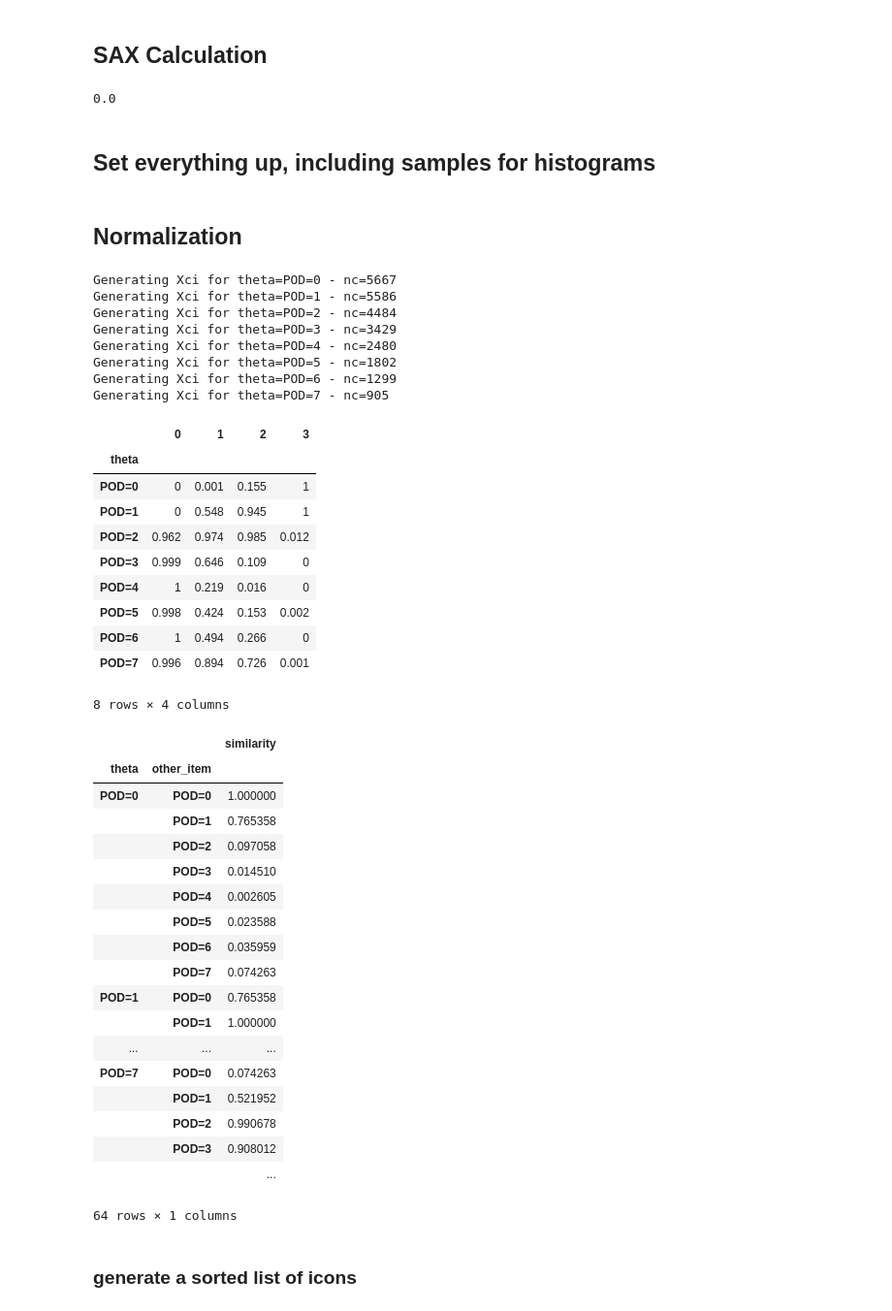
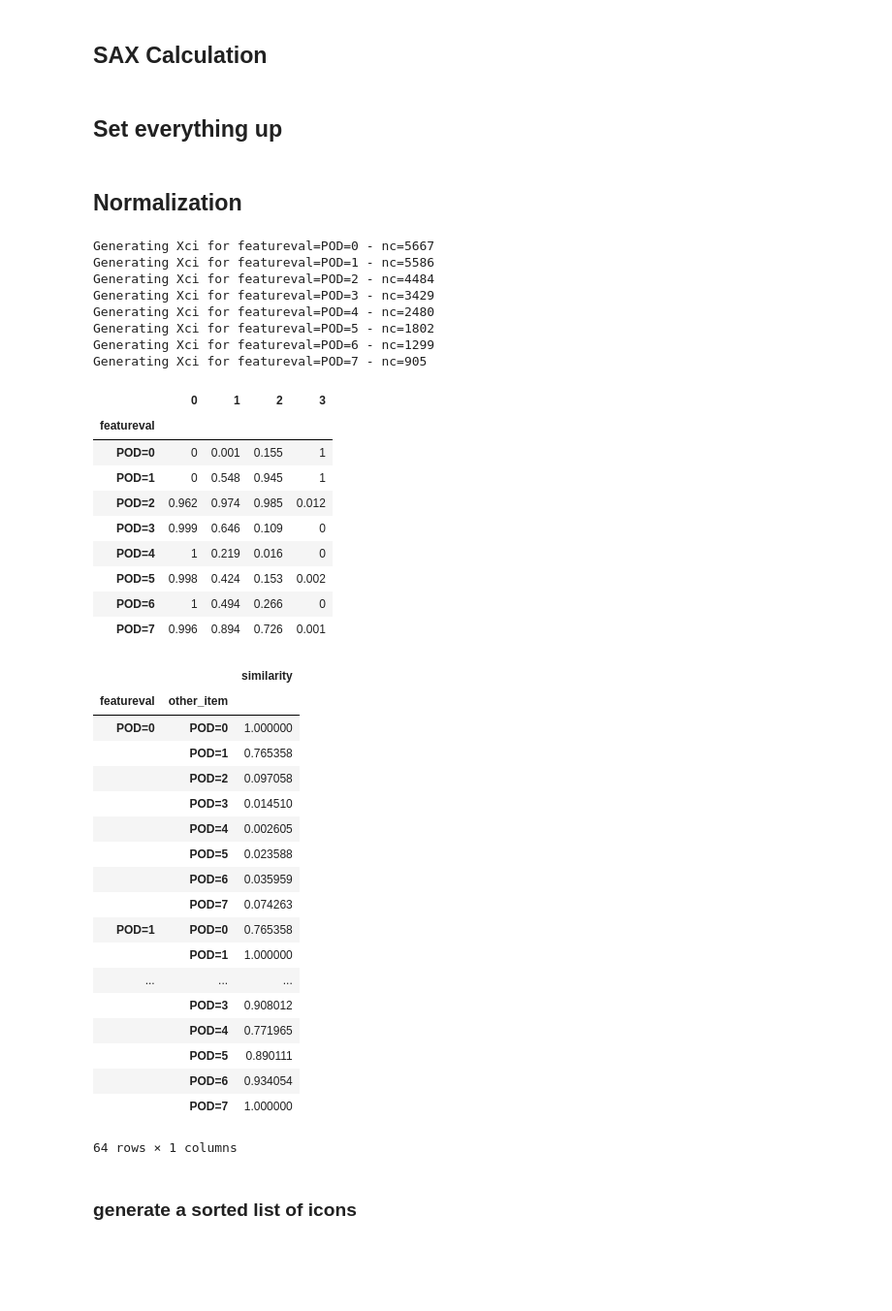
Before and after one commit to pvnick/tempos, a Jupyter notebook: postoperative_day_analysis.ipynb, the cells around one changed output. Shown at 97% size. Saved outputs shown, nothing was run; the diff lists cells and outputs as text; code cells hidden in the pictures; blank space fills up the shorter version.

```diff
--- a/postoperative_day_analysis.ipynb
+++ b/postoperative_day_analysis.ipynb
@@ -1,8 +1,8 @@
 # %% [markdown]
 ## Settings (adjust these)
 # %%
-data_file_path = '/opt/data/parisa2_pain_encrypted.txt'
-figure_save_dir = '/home/pvnick/Downloads/Paper/msword/sax_paper/figures/'
+data_file_path = '/home/pvnick/parisa2_pain_encrypted.txt'
+figure_save_dir = '/home/pvnick/sax_paper/figures/'
 # %% [markdown]
 ## Headers
 # %%
@@ -310,10 +161,6 @@ def get_breakpoints(all_paa_series, alphabet_size):
             for i in i_vals
         ] + [np.inf]
     return breakpoints
-# %%
-all_paa_series.quantile(0)
-# %% [output]
-0.0
 # %%
 def sax_unwindowed(time_series, paa_length, breakpoints):
     paa_series = piecewise_aggregate_approximation(pd.Series(time_series.values), paa_length)
@@ -322,7 +169,7 @@ def sax_unwindowed(time_series, paa_length, breakpoints):
     word = "".join(symbolic_representation)
     return word
 # %% [markdown]
-## Set everything up, including samples for histograms
+## Set everything up
 # %%
 np.random.seed(10) #ensure we get consistent replicatable results
 beta = 2
@@ -366,13 +213,13 @@ individual_motif_counts_by_cluster = clustered_motif_matrices_grouped.sum()
 total_motif_quantities_by_cluster = individual_motif_counts_by_cluster.sum(axis=1)
 motif_proportions_clusters = individual_motif_counts_by_cluster.apply(lambda val: val / total_motif_quantities_by_cluster)
 cluster_criteria = motif_proportions_clusters.index
-icons = pd.DataFrame(columns = clustered_motif_matrices.columns, index = pd.Index(data=[], name="theta"))
+icons = pd.DataFrame(columns = clustered_motif_matrices.columns, index = pd.Index(data=[], name="featureval"))
 for criterion in cluster_criteria:
     motif_proportions_cluster = motif_proportions_clusters.ix[criterion]
     cluster_n = cluster_sample_sizes.ix[criterion][0]
     minimum_cluster_n = 50
     if cluster_n > minimum_cluster_n:
-        print("Generating Xci for theta=" + str(criterion) + " - nc=" + str(cluster_n))
+        print("Generating Xci for featureval=" + str(criterion) + " - nc=" + str(cluster_n))
         nr = 1000
         motif_importance_sample = pd.Series(np.arange(nr)).apply(sample_motif_importances, sample_size=cluster_n)
         numerators = motif_importance_sample.apply(lambda row: row <= motif_proportions_cluster, axis=1).sum()
@@ -381,20 +228,20 @@ for criterion in cluster_criteria:
         icon = CDF
         icons.ix[str(criterion)] = icon
     else:
-        print("Skipping theta=" + str(criterion) + " - nc=" + str(cluster_n))
+        print("Skipping featureval=" + str(criterion) + " - nc=" + str(cluster_n))
 
 icons
 # %% [output]
-Generating Xci for theta=POD=0 - nc=5667
-Generating Xci for theta=POD=1 - nc=5586
-Generating Xci for theta=POD=2 - nc=4484
-Generating Xci for theta=POD=3 - nc=3429
-Generating Xci for theta=POD=4 - nc=2480
-Generating Xci for theta=POD=5 - nc=1802
-Generating Xci for theta=POD=6 - nc=1299
-Generating Xci for theta=POD=7 - nc=905
+Generating Xci for featureval=POD=0 - nc=5667
+Generating Xci for featureval=POD=1 - nc=5586
+Generating Xci for featureval=POD=2 - nc=4484
+Generating Xci for featureval=POD=3 - nc=3429
+Generating Xci for featureval=POD=4 - nc=2480
+Generating Xci for featureval=POD=5 - nc=1802
+Generating Xci for featureval=POD=6 - nc=1299
+Generating Xci for featureval=POD=7 - nc=905
 |  | 0 | 1 | 2 | 3 |
-| theta |  |  |  |  |
+| featureval |  |  |  |  |
 | POD=0 | 0 | 0.001 | 0.155 | 1 |
 | POD=1 | 0 | 0.548 | 0.945 | 1 |
 | POD=2 | 0.962 | 0.974 | 0.985 | 0.012 |
@@ -403,19 +250,18 @@ Generating Xci for theta=POD=7 - nc=905
 | POD=5 | 0.998 | 0.424 | 0.153 | 0.002 |
 | POD=6 | 1 | 0.494 | 0.266 | 0 |
 | POD=7 | 0.996 | 0.894 | 0.726 | 0.001 |
-8 rows × 4 columns
 # %%
 def get_similarities(icon, all_icons):
     similarities = cosine_similarity(X=icon, Y=all_icons)[0]
     return pd.DataFrame(data=similarities,
                         index=pd.Index(all_icons.index, name="other_item"),
                         columns=pd.Index(["similarity"]))
 
-all_theta_similarities = icons.groupby(level=0).apply(get_similarities, all_icons=icons)
-all_theta_similarities
+all_featureval_similarities = icons.groupby(level=0).apply(get_similarities, all_icons=icons)
+all_featureval_similarities
 # %% [output]
 |  |  | similarity |
-| theta | other_item |  |
+| featureval | other_item |  |
 | POD=0 | POD=0 | 1.000000 |
 |  | POD=1 | 0.765358 |
 |  | POD=2 | 0.097058 |
@@ -427,11 +273,11 @@ all_theta_similarities
 | POD=1 | POD=0 | 0.765358 |
 |  | POD=1 | 1.000000 |
 | ... | ... | ... |
-| POD=7 | POD=0 | 0.074263 |
-|  | POD=1 | 0.521952 |
-|  | POD=2 | 0.990678 |
 |  | POD=3 | 0.908012 |
-|  |  | ... |
+|  | POD=4 | 0.771965 |
+|  | POD=5 | 0.890111 |
+|  | POD=6 | 0.934054 |
+|  | POD=7 | 1.000000 |
 64 rows × 1 columns
 # %% [markdown]
 ### generate a sorted list of icons
```
Also changed, not shown: parts of 9 cells of this notebook.
